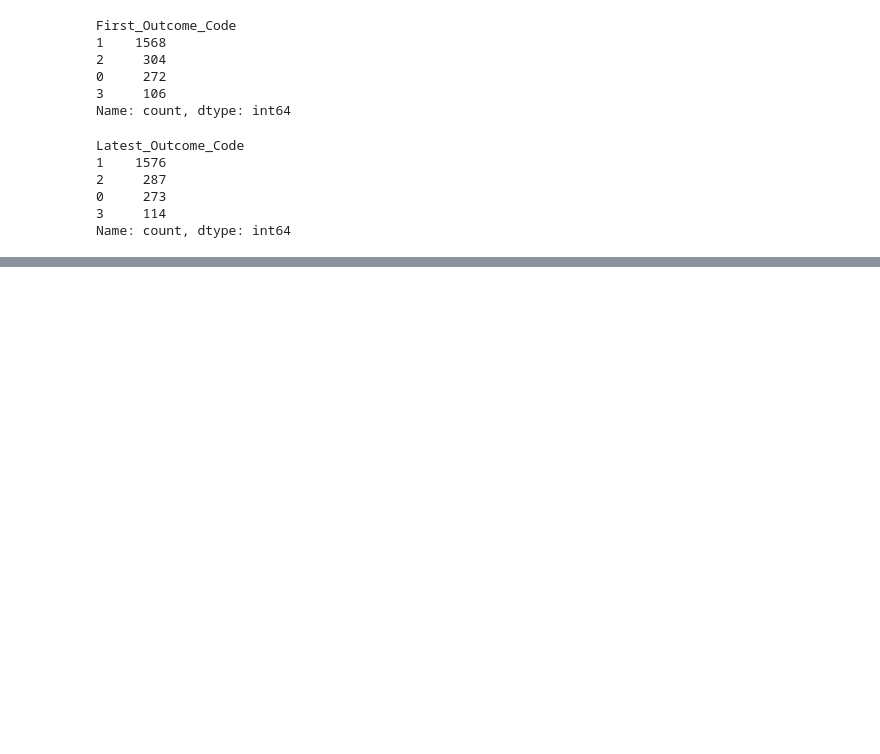
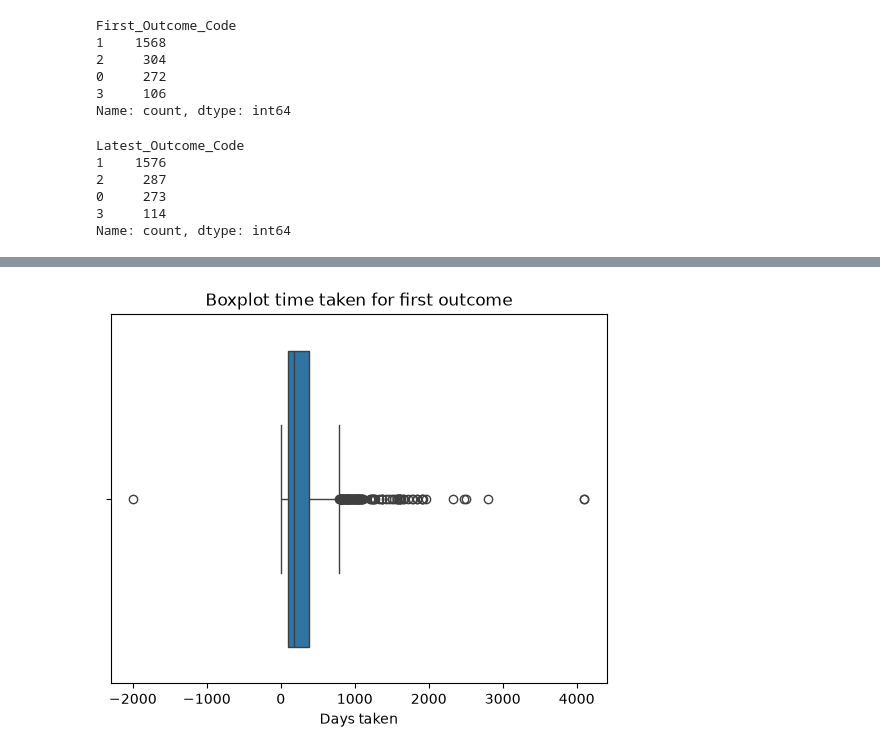
Before and after one commit to Chhchroncode/Data-Science-Solar-with-Cox, a Jupyter notebook: Python/Python_data_cleaning.ipynb, the cells around one changed output, grey strips where cells are left out. Cells and saved outputs as stored; diff of their text form; code cells hidden in the pictures; blank space fills up the shorter version.

Commit message:
Created columns for days taken for event

```diff
--- a/Python/Python_data_cleaning.ipynb
+++ b/Python/Python_data_cleaning.ipynb
@@ -934,7 +934,7 @@ Name: count, dtype: int64
 # %%
 #Use the upload date of data as the end_date for projects without decision
 #Cox model drops null value in Rstudio
-Cutoff_date= pd.to_datetime('03/08/2026',format='%d/%m/%Y')
+Cutoff_date= pd.to_datetime('04/08/2026',format='%d/%m/%Y')
 solar["First_Decision_Date"]=solar["First_Decision_Date"].fillna(Cutoff_date)
 solar["End_Date"]=solar["End_Date"].fillna(Cutoff_date)
 print(solar.isna().sum())
@@ -1073,3 +1073,7 @@ Latest_Outcome_Code
 0     273
 3     114
 Name: count, dtype: int64
+# %%
+#Create time variable(days) taken for outcome
+solar['time_first_days']=(solar['First_Decision_Date']-solar['Planning Application Submitted']).dt.days
+print(solar[['time_first_days', 'First_Decision_Date', 'Planning Application Submitted']].head())
@@ -1075,0 +1087,3 @@ Name: count, dtype: int64
+# %%
+solar['time_end_days']=(solar['End_Date']-solar['Planning Application Submitted']).dt.days
+print(solar[['time_end_days', 'End_Date', 'Planning Application Submitted']].head())
@@ -1097,0 +1135,7 @@ print(solar['Development Status'].value_counts())
+# %%
+sb.boxplot(x=solar['time_first_days'])
+plt.title('Boxplot time taken for first outcome')
+plt.xlabel('Days taken')
+plt.show()
+# %% [output]
+[figure, added]
```
Also changed, not shown: parts of 25 cells of this notebook.
